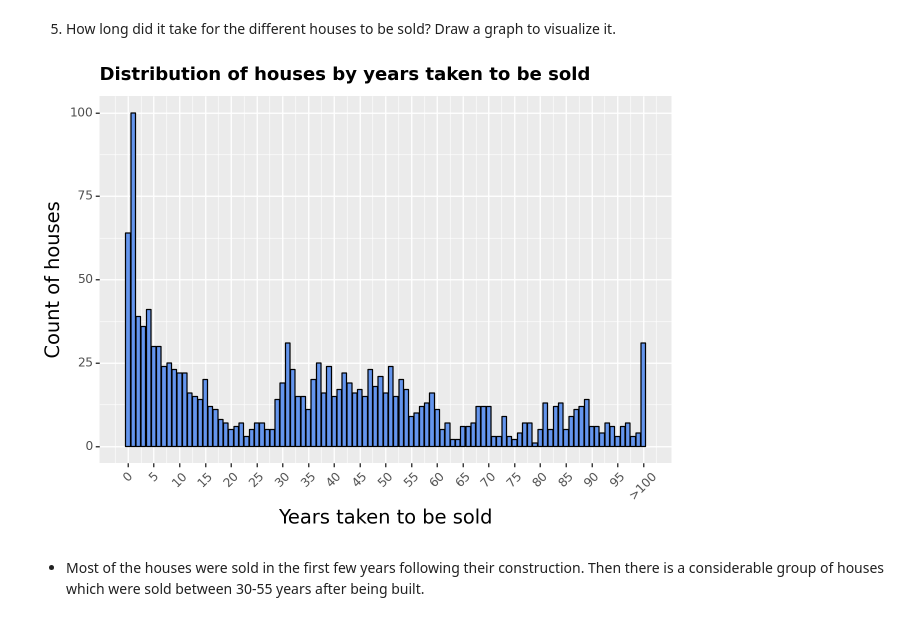
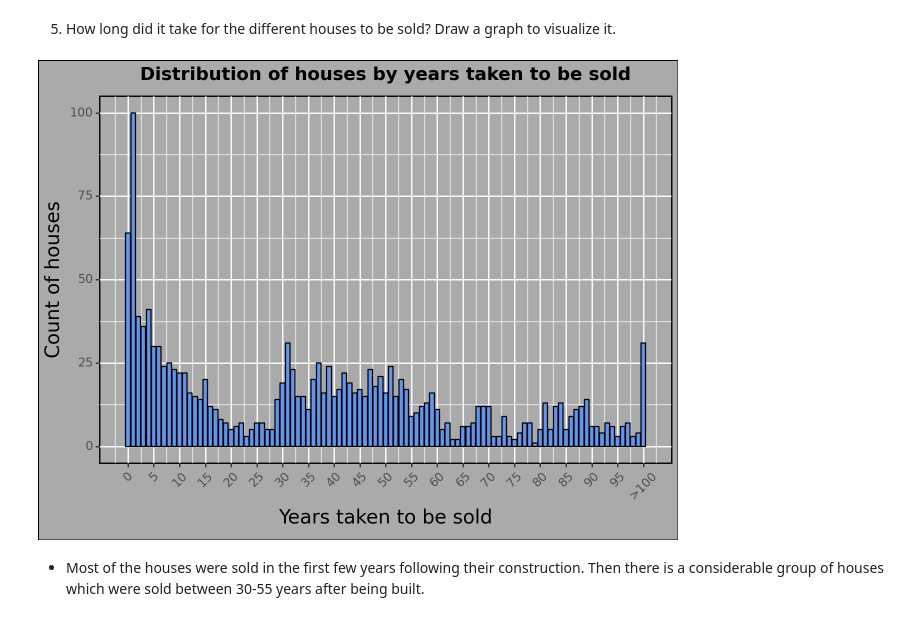
Before and after one commit to TehWeifu/IABD, a Jupyter notebook: SistemasDeAprendizajeAutomatico/Andreas/Project/primer-ejercicio/entregable/entregable-JBSL.ipynb, the cells around one changed output. Saved outputs shown, nothing was run; the diff lists cells and outputs as text; code cells hidden in the pictures.

```diff
--- a/SistemasDeAprendizajeAutomatico/Andreas/Project/primer-ejercicio/entregable/entregable-JBSL.ipynb
+++ b/SistemasDeAprendizajeAutomatico/Andreas/Project/primer-ejercicio/entregable/entregable-JBSL.ipynb
@@ -266,32 +266,33 @@ plot.draw()
 # %%
 # Displays a graph of the houses (count) by years taken to be sold ("YrSold" - "YearBuilt")
 
 # Subtract the year when the house was sold by the year built, and clip it to a maximum of 100 years
 house_data["YearsToSell"] = house_data["YrSold"] - house_data["YearBuilt"]
 house_data['YearsToSell'] = house_data['YearsToSell'].where(house_data['YearsToSell'] < 100, 100)
 
 # Build a dictionary of labels and indicate values over 100 are clipped to 100
 labels = {year: str(year) for year in range(0, 101, 5)}
 labels[100] = '>100'
 
 plot = (
         pn.ggplot(house_data, pn.aes(**{"x": 'YearsToSell'})) +
         pn.geom_bar(color="black", fill="#6495ED") +
         pn.theme(
-            plot_title=pn.element_text(size=13, face="bold"),
+            plot_title=pn.element_text(size=13, face="bold", hjust=.5),
             axis_title_x=pn.element_text(size=14),
             axis_title_y=pn.element_text(size=14),
-            axis_text_x=pn.element_text(rotation=45)
+            axis_text_x=pn.element_text(rotation=45),
+            rect=pn.element_rect(color="black", size=1, fill='#aaa')
+
         ) +
         pn.labs(title='Distribution of houses by years taken to be sold', x='Years taken to be sold',
                 y='Count of houses') +
         pn.scale_x_continuous(breaks=np.arange(0, 101, 5), labels=labels)
-
 )
 
 plot.draw()
 # %% [output]
-[figure, old version]
+[figure, new version]
 # %% [markdown]
 - Most of the houses were sold in the first few years following their construction. Then there is a considerable group of houses which were sold between 30-55 years after being built.
 # %% [markdown]
```
Also changed, not shown: parts of 25 cells of this notebook.
